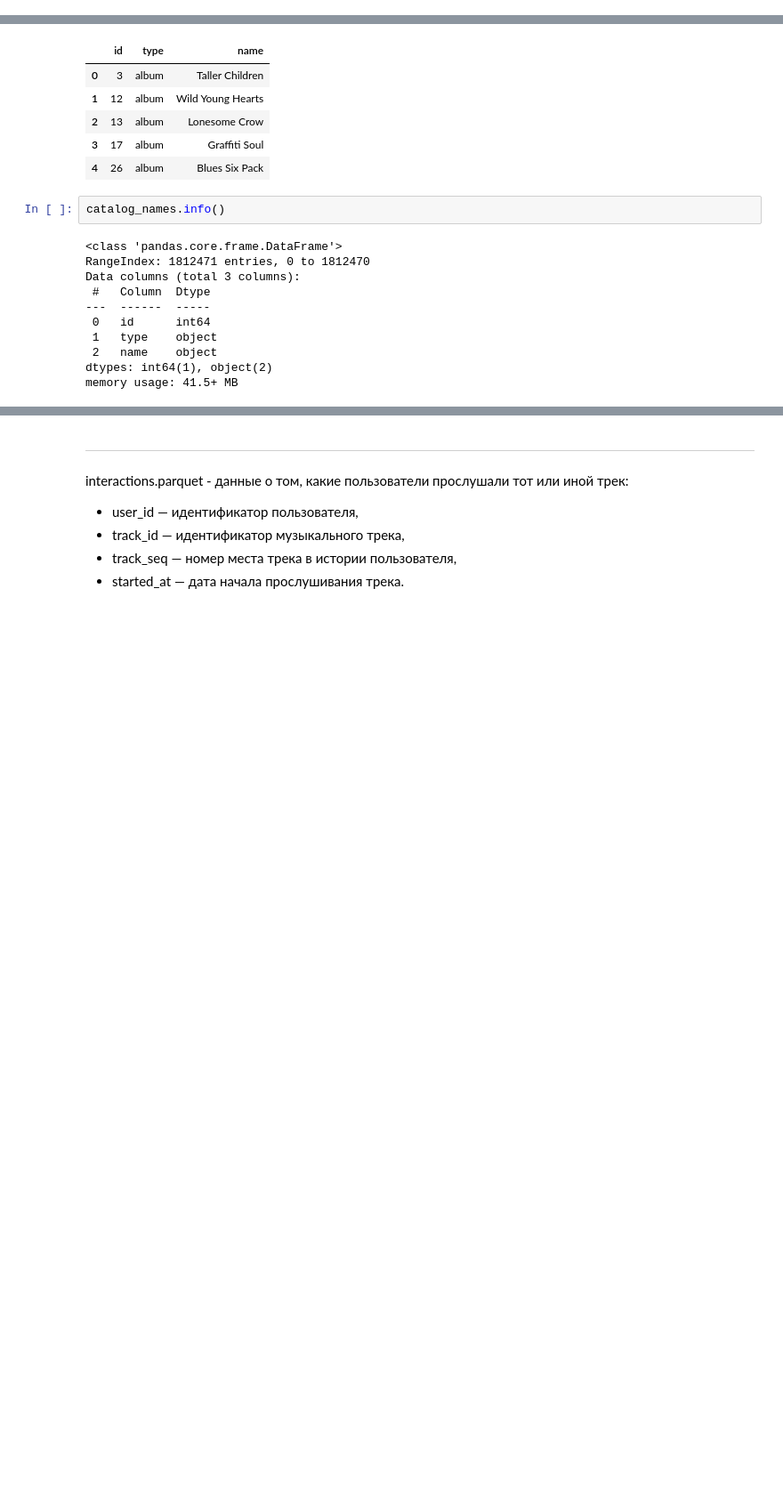
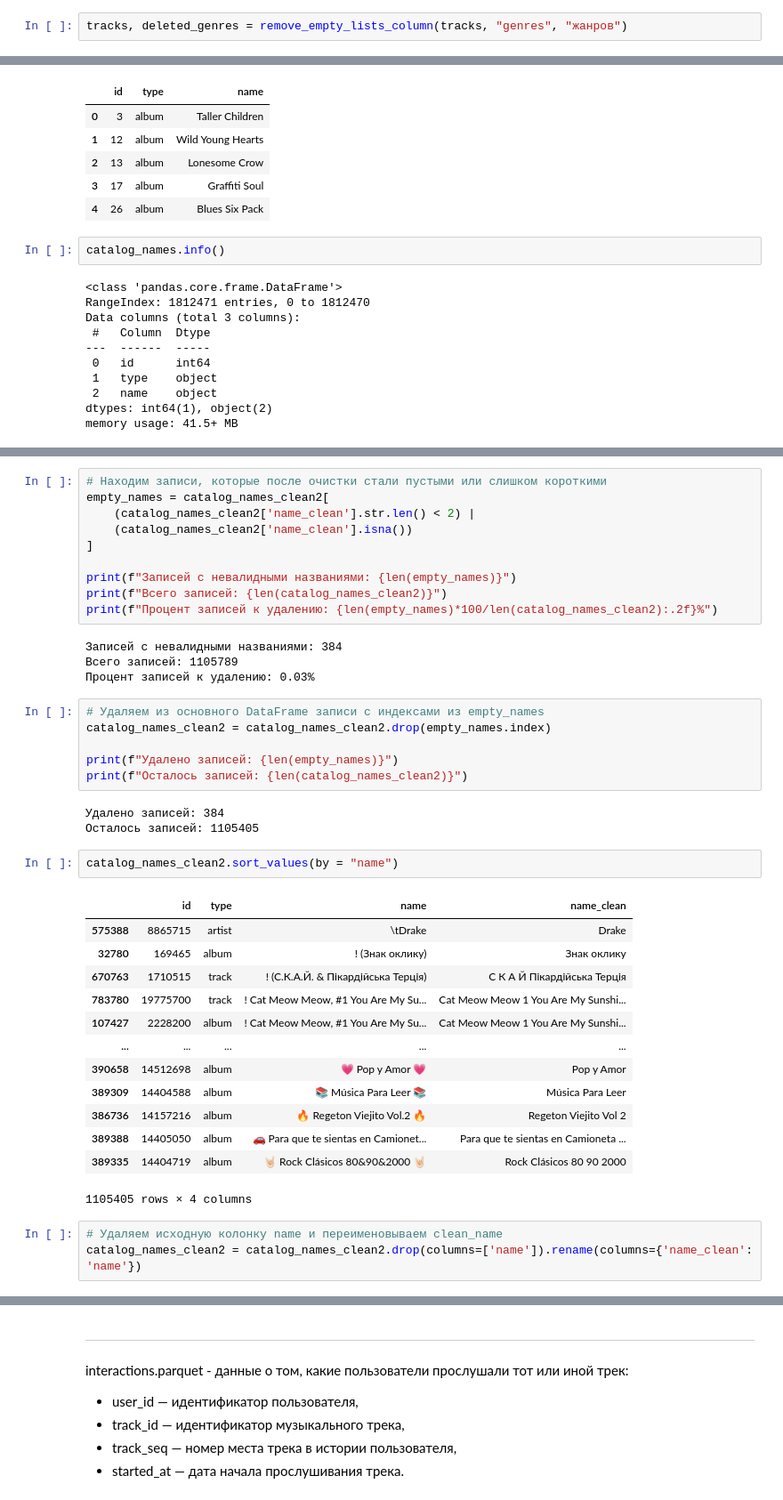
Before and after one commit to ozerge/mle-project-sprint-4-v001, a Jupyter notebook: recommendations.ipynb, the cells around one changed output, grey strips where cells are left out. Shown: that part at 89% size. Cells and saved outputs as stored; diff of their text form; blank space fills up the shorter version.

```diff
--- a/recommendations.ipynb
+++ b/recommendations.ipynb
@@ -277,0 +292,2 @@ print("=" * 45)
+# %%
+tracks, deleted_genres = remove_empty_lists_column(tracks, "genres", "жанров")
@@ -384,0 +599,42 @@ memory usage: 41.5+ MB
+# %%
+# Находим записи, которые после очистки стали пустыми или слишком короткими
+empty_names = catalog_names_clean2[
+    (catalog_names_clean2['name_clean'].str.len() < 2) |
+    (catalog_names_clean2['name_clean'].isna())
+]
+
+print(f"Записей с невалидными названиями: {len(empty_names)}")
+print(f"Всего записей: {len(catalog_names_clean2)}")
+print(f"Процент записей к удалению: {len(empty_names)*100/len(catalog_names_clean2):.2f}%")
+# %% [output]
+Записей с невалидными названиями: 384
+Всего записей: 1105789
+Процент записей к удалению: 0.03%
+# %%
+# Удаляем из основного DataFrame записи с индексами из empty_names
+catalog_names_clean2 = catalog_names_clean2.drop(empty_names.index)
+
+print(f"Удалено записей: {len(empty_names)}")
+print(f"Осталось записей: {len(catalog_names_clean2)}")
+# %% [output]
+Удалено записей: 384
+Осталось записей: 1105405
+# %%
+catalog_names_clean2.sort_values(by = "name")
+# %% [output]
+|  | id | type | name | name_clean |
+| 575388 | 8865715 | artist | \tDrake | Drake |
+| 32780 | 169465 | album | ! (Знак оклику) | Знак оклику |
+| 670763 | 1710515 | track | ! (С.К.А.Й. & Пікардійська Терція) | С К А Й Пікардійська Терція |
+| 783780 | 19775700 | track | ! Cat Meow Meow, #1 You Are My Su... | Cat Meow Meow 1 You Are My Sunshi... |
+| 107427 | 2228200 | album | ! Cat Meow Meow, #1 You Are My Su... | Cat Meow Meow 1 You Are My Sunshi... |
+| ... | ... | ... | ... | ... |
+| 390658 | 14512698 | album | 💗 Pop y Amor 💗 | Pop y Amor |
+| 389309 | 14404588 | album | 📚 Música Para Leer 📚 | Música Para Leer |
+| 386736 | 14157216 | album | 🔥 Regeton Viejito Vol.2 🔥 | Regeton Viejito Vol 2 |
+| 389388 | 14405050 | album | 🚗 Para que te sientas en Camionet... | Para que te sientas en Camioneta ... |
+| 389335 | 14404719 | album | 🤘🏻 Rock Clásicos 80&90&2000 🤘🏻 | Rock Clásicos 80 90 2000 |
+1105405 rows × 4 columns
+# %%
+# Удаляем исходную колонку name и переименовываем clean_name
+catalog_names_clean2 = catalog_names_clean2.drop(columns=['name']).rename(columns={'name_clean': 'name'})
```
Also changed, not shown: parts of 36 cells of this notebook.
